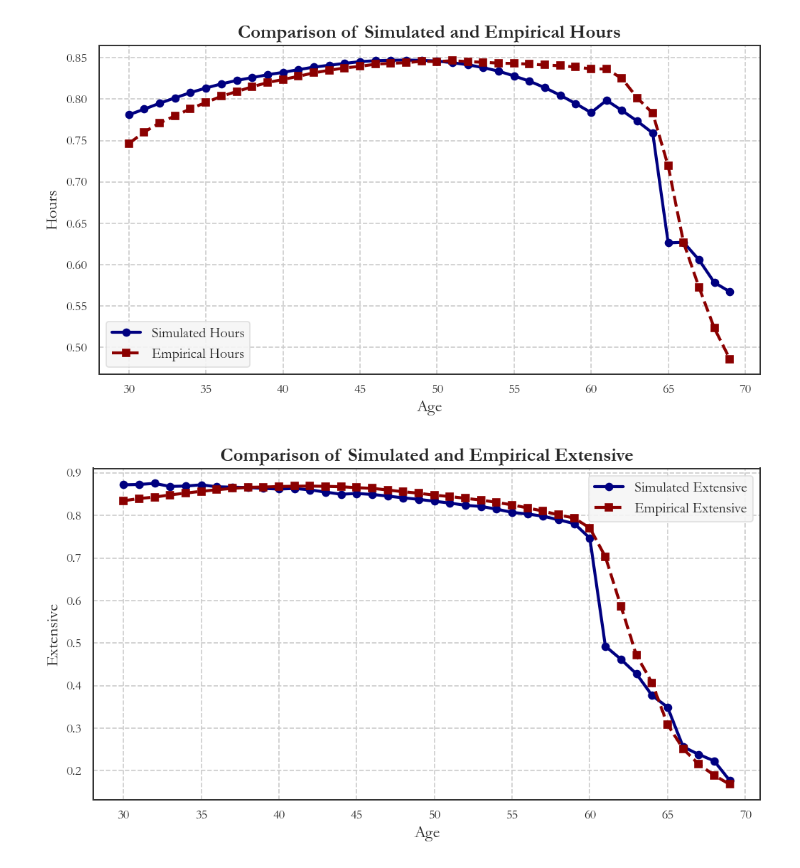
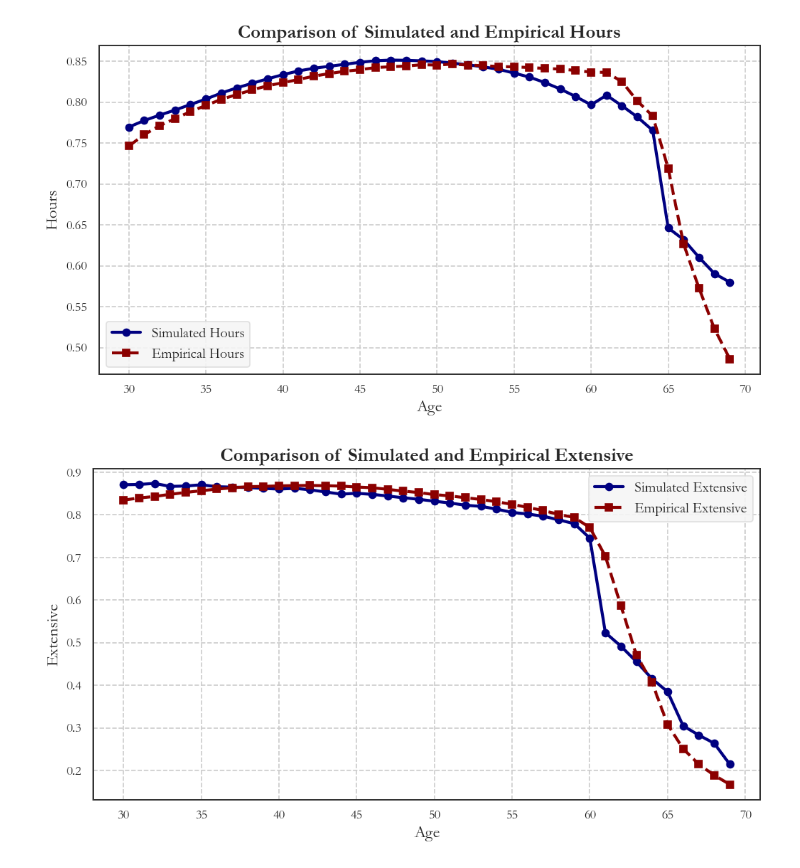
Before and after one commit to math869c/Design_retirement, a Jupyter notebook: estimation.ipynb, the cells around one changed output. Drawn from its saved outputs; the diff is of its cells as text; code cells hidden in the pictures.

```diff
--- a/estimation.ipynb
+++ b/estimation.ipynb
@@ -63,7 +66,7 @@ def randomize_theta_init(theta_init, bounds, pct=0.05):
 # Prepare SMM
 theta_names = ("beta", "sigma", "gamma", "mu", "zeta", "beta_1", "gamma_1")
 
-theta_init = np.array([0.967080, 1.146120, 2.011156, 6.537888, 8.405258, 0.045401, 0.000010])
+theta_init = np.array([0.9652304682, 1.1438520926, 1.9271780414, 6.2676021454, 8.3247057925, 0.0500512697, 0.0000105423])
 
 # Original bounds
 orig_bounds = [(0.0, 1.0),   # beta
@@ -80,18 +83,18 @@ theta_init_scaled = scale_params(theta_init, orig_bounds)
 theta_random = randomize_theta_init(theta_init, orig_bounds)
 theta_random_scaled = scale_params(theta_random, orig_bounds)
 # %%
-# # Do SMM
-# objective = lambda theta: obj_func(theta, theta_names, mean_drop, weights_drop, model, orig_bounds, do_print=True)
+# Do SMM
+objective = lambda theta: obj_func(theta, theta_names, mean_drop, weights_drop, model, orig_bounds, do_print=True)
 
-# res = minimize(
-#     objective,
-#     theta_init_scaled,
-#     method='nelder-mead',
-#     bounds=[(0,1)] * len(theta_init_scaled),
-#     tol=1e-6,
-#     options={"maxiter":2000}
-# )
+res = minimize(
+    objective,
+    theta_init_scaled,
+    method='nelder-mead',
+    bounds=[(0,1)] * len(theta_init_scaled),
+    tol=1e-6,
+    options={"maxiter":2000}
+)
 
-# theta_final = unscale_params(res.x, orig_bounds)
+theta_final = unscale_params(res.x, orig_bounds)
 
-# print(theta_final)
+print(theta_final)
@@ -102,7 +123,7 @@ theta_names = ("beta", "sigma", "gamma", "mu", "zeta", "beta_1", "gamma_1")
 
 # # theta_final = theta_init
 
-theta_final = np.array([0.9670800000, 1.1461200000, 2.0111560000, 6.5378880000, 8.4052580000, 0.0454010000, 0.0000105000])
+# theta_final = np.array([0.9652304682, 1.1438520926, 1.9271780414, 6.2676021454, 8.3247057925, 0.0500512697, 0.0000105423])
 
 for i, name in enumerate(theta_names):
     setattr(model.par, name, theta_final[i])
@@ -115,32 +136,32 @@ a_dict = {
     'hours': [np.nanmean(np.where(model.sim.ex == 1, model.sim.h, np.nan),axis=0)[:40], moments['hours']],
     'extensive': [np.mean(model.sim.ex, axis=0)[:40], moments['extensive']],
     'illiquid': [np.clip(np.mean(model.sim.s, axis=0), 0, None), moments['savings']],
     'liquid': [np.mean(model.sim.a, axis=0), moments['assets']]
 }
 
 # Define colors
 simulated_color = "navy"  # Dark blue
 empirical_color = "darkred"  # Dark red
 ci_color = "lightcoral"  # Light red for confidence bands
 
 for key, (simulated, empirical) in a_dict.items():
     plt.figure(figsize=(10, 5))
 
     x_vals = np.arange(len(empirical)) + par.start_age
 
     plt.plot(x_vals, simulated, label=f"Simulated {key.capitalize()}", marker="o", color=simulated_color)
     plt.plot(x_vals, empirical, label=f"Empirical {key.capitalize()}", linestyle="--", marker="s", color=empirical_color)
 
     # # 99.9% confidence interval
     # ci = std_dev
     # plt.fill_between(x_vals, empirical - ci, empirical + ci, color=ci_color, alpha=0.4, label="Empirical Standard Deviation")
 
     plt.xlabel("Age")
     plt.ylabel(key.capitalize())
     plt.title(f"Comparison of Simulated and Empirical {key.capitalize()}")
     plt.legend()
     plt.grid(True)
     plt.show()
 # %% [output]
-[figure, old version]
+[figure, new version]
-[figure, old version]
+[figure, new version]
```
Also changed, not shown: parts of 5 cells of this notebook, 2 other files.
